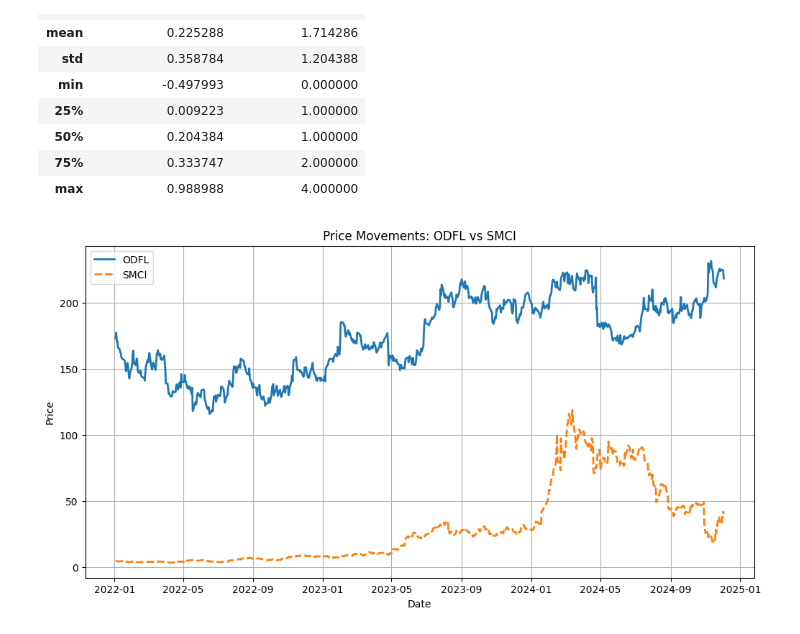
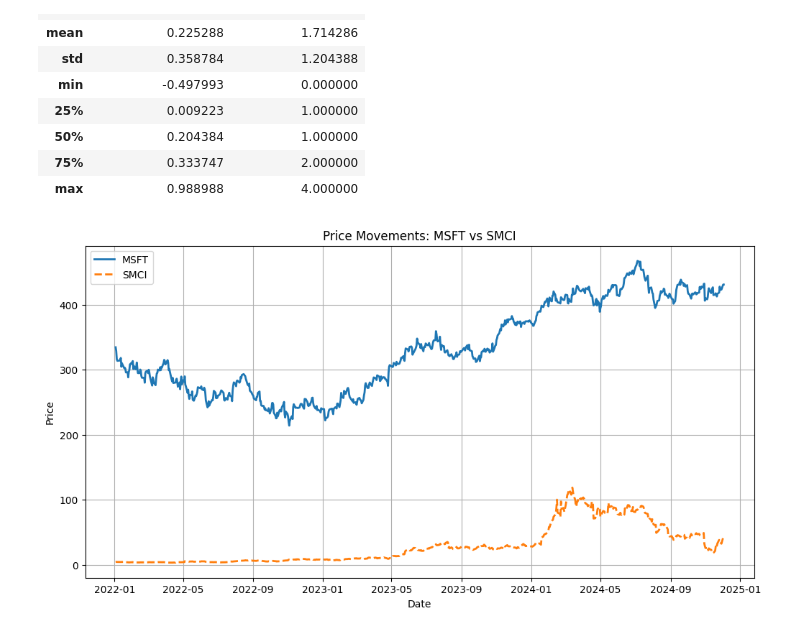
Before and after one commit to GeorgeBresnahan/Learning-Python-for-Quantitative-Finance, a Jupyter notebook: Pairs_Trading.ipynb, the cells around one changed output. Cells and saved outputs as stored; diff of their text form; code cells hidden in the pictures.

```diff
--- a/Pairs_Trading.ipynb
+++ b/Pairs_Trading.ipynb
@@ -492,6 +492,6 @@ res.describe()
 | 75% | 0.333747 | 2.000000 |
 | max | 0.988988 | 4.000000 |
 # %%
-self.plot_pairs('ODFL','SMCI', normalize = False)
+self.plot_pairs('MSFT','SMCI', normalize = False)
 # %% [output]
-[figure, old version]
+[figure, new version]
```
Also changed, not shown: parts of 2 cells of this notebook.
